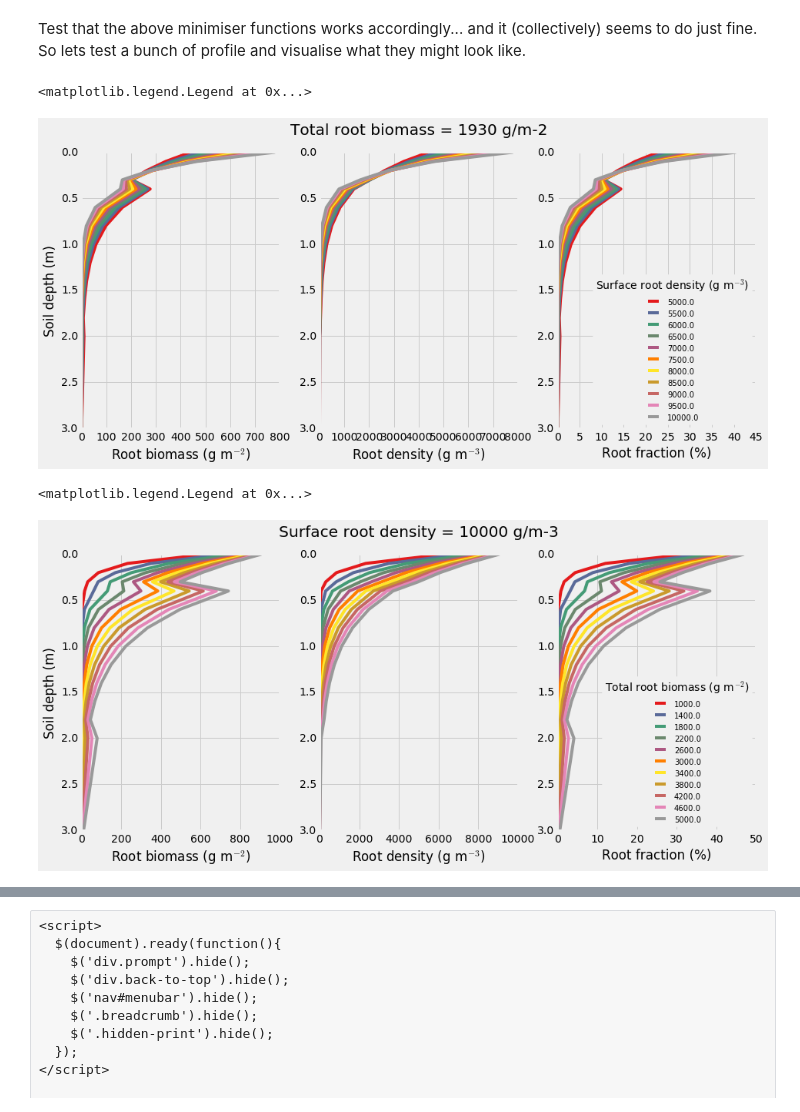
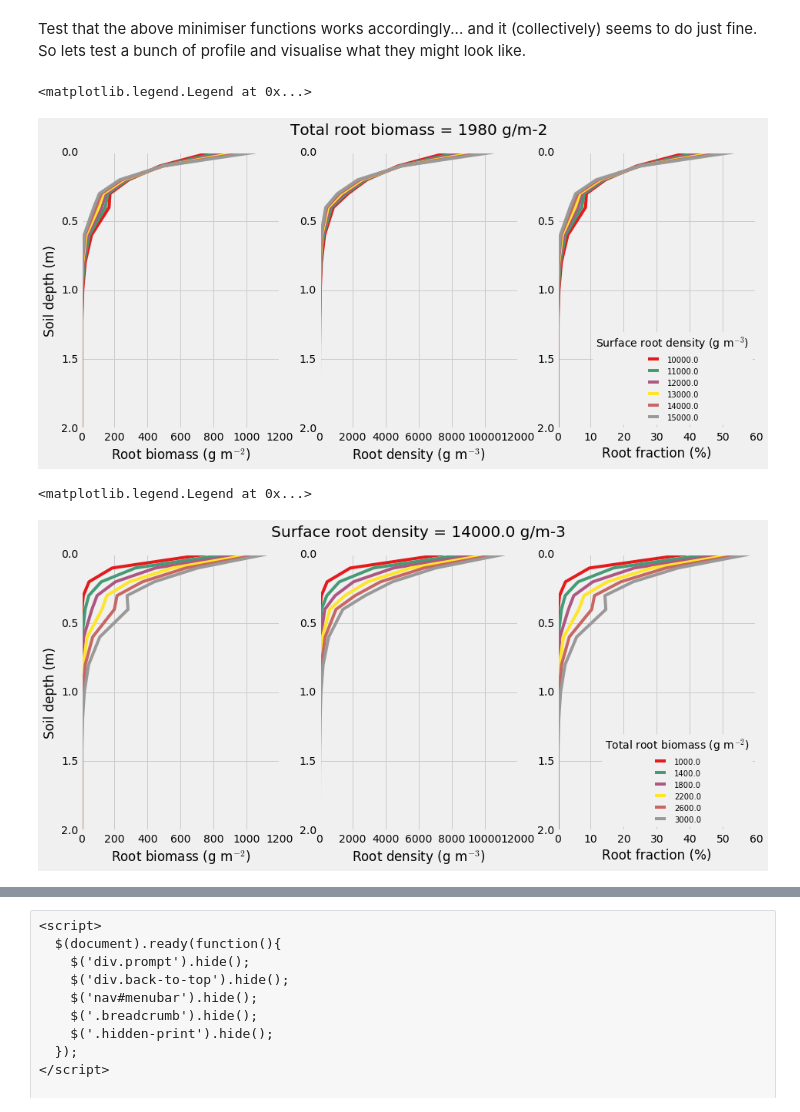
Before and after one commit to rhyswhitley/rooting_depth, a Jupyter notebook: setup/Root Distributions.ipynb, the cells around one changed output, grey strips where cells are left out. Drawn from its saved outputs; the diff is of its cells as text; code cells hidden in the pictures.

```diff
--- a/setup/Root Distributions.ipynb
+++ b/setup/Root Distributions.ipynb
@@ -126,15 +137,12 @@ Now create a function to determine the root biomass per soil layer
 # %%
 def root_biom(rz_a, rz_b, kd, rdsurf):
     """
-    rz_a = root layer at depth A
-    rz_b = root layer at depth B
+    rz_a = root layer at depth z + 1
+    rz_b = root layer at depth z
     kd = decay coefficient
     rdsurf = root density at the surface
     """
-    return rdsurf*(-1/kd*np.exp(-kd*rz_a) + 1/kd*np.exp(-kd*rz_b))
-
-# [test:: not run]
-#[root_biom(soil_df.depth.values[i], soil_df.depth.values[i-1], 3.5, 14000) for i in range(len(soil_df)) if i > 0]
+    return rdsurf*(-np.exp(-kd*rz_a)/kd + np.exp(-kd*rz_b)/kd)
 # %% [markdown]
 We now want to create the *cost-function* to determine our extinction coefficient and therefore the distribution of roots through the profile. We're using the scipy's optimise package as it is really fast.
 # %%
@@ -163,11 +168,12 @@ def get_root_dist(rb_total_, rd_surf_, x_depth_):
 # %% [markdown]
 Test that the above minimiser functions works accordingly... and it (collectively) seems to do just fine. So lets test a bunch of profile and visualise what they might look like.
 # %%
-rd_surf = 11000
-rb_total = 1930
+rd_surf = 1.4e4
+rb_total = 1980
+root_depth = 17
 
 # test
-rdens_list = np.linspace(5e3, 10e3, 11)
+rdens_list = np.linspace(1e4, 15e3, 6)
 color_list = plt.get_cmap('Set1', len(rdens_list))
 
 ax1 = plt.subplot(131)
@@ -176,7 +182,7 @@ ax3 = plt.subplot(133, sharey=ax1)
 
 for (i, rd) in enumerate(rdens_list):
 
-    rbm = get_root_dist(rb_total, rd, soil_depth)
+    rbm, _ = get_root_dist(rb_total, rd, soil_depth[:-1], root_depth)
     rdn = np.array(rbm)/np.array(soil_thick)
     rfr = np.array(rbm)/rb_total*100
 
@@ -187,7 +193,7 @@ for (i, rd) in enumerate(rdens_list):
     ax3.plot(rfr, soil_depth[:-1], label=rd, color=color_list(i))
 
 
-ax1.set_ylim([0, 3])
+ax1.set_ylim([0, 2])
 ax1.set_ylabel(r'Soil depth (m)')
 
 ax1.set_xlabel(r'Root biomass (g m$^{-2}$)')
@@ -201,44 +207,42 @@ ax1.invert_yaxis()
 ax3.legend(loc='lower right', title="Surface root density (g m$^{-3}$)", fontsize=10)
 # %% [output]
 <matplotlib.legend.Legend at 0x...>
-[figure, old version]
+[figure, new version]
 # %%
-rd_surf = 10000
+rd_surf = 1.4e4
 rb_total = 1930
+root_depth = 17
 
 # test
-rbtot_list = np.linspace(1e3, 5e3, 11)
+rbtot_list = np.linspace(1e3, 3e3, 6)
 color_list = plt.get_cmap('Set1', len(rdens_list))
 
 ax1 = plt.subplot(131)
 ax2 = plt.subplot(132, sharey=ax1)
 ax3 = plt.subplot(133, sharey=ax1)
 
 for (i, rb) in enumerate(rbtot_list):
 
-    rbm = get_root_dist(rb, rd_surf, soil_depth)
+    rbm, _ = get_root_dist(rb, rd_surf, soil_depth[:-1], root_depth)
     rdn = np.array(rbm)/np.array(soil_thick)
     rfr = np.array(rbm)/rb_total*100
 
     ax1.plot(rbm, soil_depth[:-1], label=rb, color=color_list(i))
-
     ax2.plot(rdn, soil_depth[:-1], label=rb, color=color_list(i))
-
     ax3.plot(rfr, soil_depth[:-1], label=rb, color=color_list(i))
 
-
-ax1.set_ylim([0, 3])
+ax1.set_ylim([0, 2])
 ax1.set_ylabel(r'Soil depth (m)')
 
 ax1.set_xlabel(r'Root biomass (g m$^{-2}$)')
 ax2.set_xlabel(r'Root density (g m$^{-3}$)')
 ax3.set_xlabel(r'Root fraction (%)')
 
 ax2.set_title('Surface root density = {0} g/m-3'.format(rd_surf), y=1.05)
 
 ax1.invert_yaxis()
 
 ax3.legend(loc='lower right', title="Total root biomass (g m$^{-2}$)", fontsize=10)
 # %% [output]
 <matplotlib.legend.Legend at 0x...>
-[figure, old version]
+[figure, new version]
```
Also changed, not shown: parts of 6 cells of this notebook, 3 other files.
